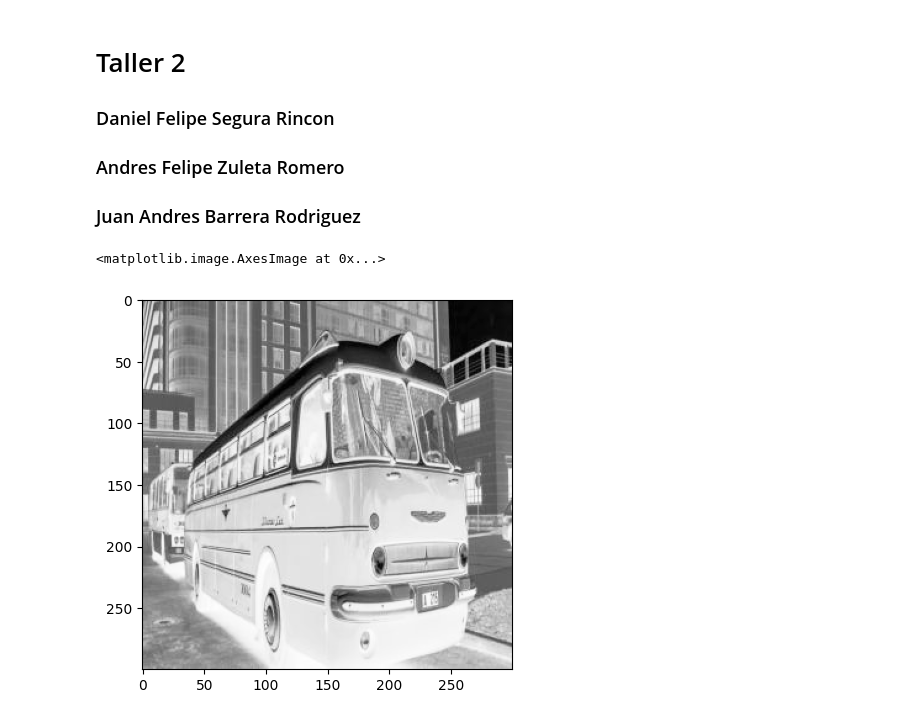
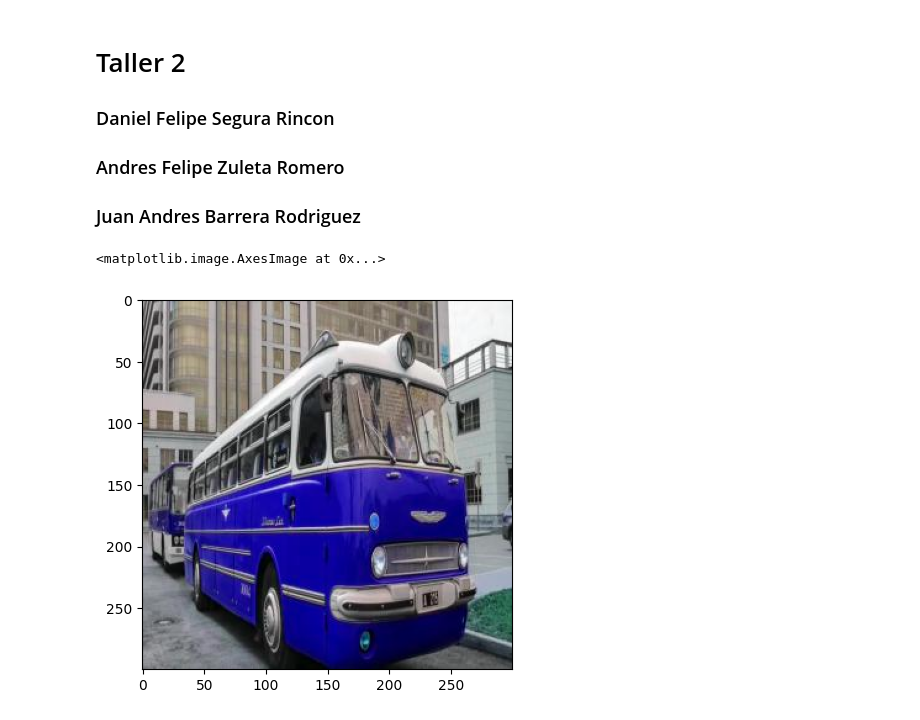
Before and after one commit to felipeZuleta/tia-2024-1s-grupo-6, a Jupyter notebook: Taller2/Taller2.ipynb, the cells around one changed output. Saved outputs shown, nothing was run; the diff lists cells and outputs as text; code cells hidden in the pictures.

```diff
--- a/Taller2/Taller2.ipynb
+++ b/Taller2/Taller2.ipynb
@@ -10,13 +10,13 @@ import numpy as np
 import seaborn as sns
 import matplotlib.pyplot as plt
 # %%
-biciclera = cv2.imread('Imagenes/Bicicleta.jpg',0)
-bus = cv2.imread('Imagenes/Bus.jpg',0)
+bicicleta = cv2.imread('Imagenes/Bicicleta.jpg',0)
+bus = cv2.imread('Imagenes/Bus.jpg')
 carro = cv2.imread('Imagenes/Carro.jpg',0)
 pare = cv2.imread("Imagenes/Pare.jpg",0)
 planta = cv2.imread('Imagenes/Planta.jpg',0)
 # %%
-plt.imshow(bus,cmap='Greys')
+plt.imshow(bus)
 # %% [output]
 <matplotlib.image.AxesImage at 0x...>
-[figure, old version]
+[figure, new version]
```
Also changed, not shown: parts of 6 cells of this notebook.
